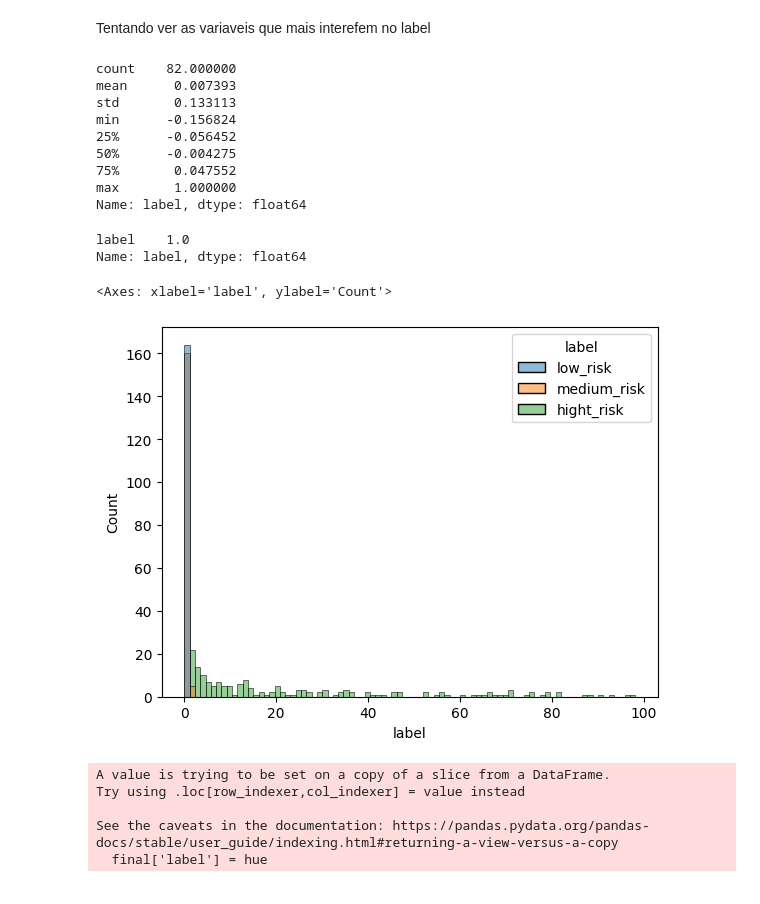
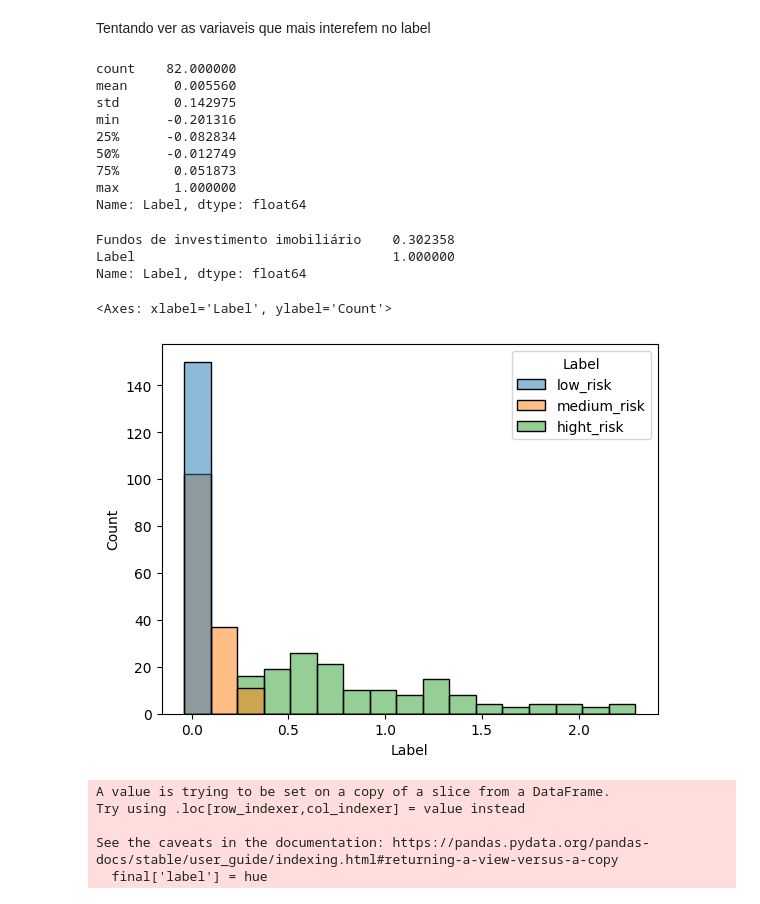
Before and after one commit to ErikMaia/tcc, a Jupyter notebook: src/analisys.ipynb, the cells around one changed output. Cells and saved outputs as stored; diff of their text form; code cells hidden in the pictures.

```diff
--- a/src/analisys.ipynb
+++ b/src/analisys.ipynb
@@ -941,2 +714,2 @@ final['ticker'] = final['ticker'] + '11'
 # %%
-final = pd.merge(final,rotulo,'left',on=['data','ticker'])
+final = pd.merge(final,rotulo,on=['Date','ticker'])
@@ -965,7 +754,6 @@ Removendo duplicacatas
 # %%
 Unnamed_column = filter(lambda column: 'Unnamed' in column, final.columns)
 final = final.drop(columns=Unnamed_column)
-final = final.drop(columns=['NaN'])
 final
 # %% [output]
 |  | ticker | Data da Informação sobre detalham... | Número de cotistas | Pessoa física | Pessoa jurídica não financeira | ... |
@@ -1064,7 +837,7 @@ def remove_outliers(df, coluna):
     df_filtrado = df[(df[coluna] >= limite_inferior) & (df[coluna] <= limite_superior)]
     return df_filtrado
 
-final = remove_outliers(final, 'label')
+final = remove_outliers(final, 'Label')
 print("Dados originais:")
 final
 # %% [output]
@@ -1091,31 +864,32 @@ sns.heatmap(data=corr)
 # %% [markdown]
 Tentando ver as variaveis que mais interefem no label
 # %%
-corr['label'].describe()
+corr['Label'].describe()
 # %% [output]
 count    82.000000
-mean      0.007393
-std       0.133113
-min      -0.156824
-25%      -0.056452
-50%      -0.004275
-75%       0.047552
+mean      0.005560
+std       0.142975
+min      -0.201316
+25%      -0.082834
+50%      -0.012749
+75%       0.051873
 max       1.000000
-Name: label, dtype: float64
+Name: Label, dtype: float64
 # %%
-corr.loc[(corr['label'] < -0.3) | (corr['label'] > 0.3)]['label']
+corr.loc[(corr['Label'] < -0.3) | (corr['Label'] > 0.3)]['Label']
 # %% [output]
-label    1.0
-Name: label, dtype: float64
+Fundos de investimento imobiliário    0.302358
+Label                                 1.000000
+Name: Label, dtype: float64
 # %%
-interval = [final['label'].min(),final['label'].quantile(.33),final['label'].quantile(.66),final['label'].max()]
+interval = [final['Label'].min(),final['Label'].quantile(.33),final['Label'].quantile(.66),final['Label'].max()]
 labels = ['low_risk','medium_risk','hight_risk']
 # %%
-hue = pd.cut(final['label'],bins=interval,labels=labels)
-sns.histplot(x=final['label'], hue=hue)
+hue = pd.cut(final['Label'],bins=interval,labels=labels)
+sns.histplot(x=final['Label'], hue=hue)
 # %% [output]
-<Axes: xlabel='label', ylabel='Count'>
+<Axes: xlabel='Label', ylabel='Count'>
-[figure, old version]
+[figure, new version]
 # %%
 final['label'] = hue
 # %% [output]
```
Also changed, not shown: parts of 82 cells of this notebook.
